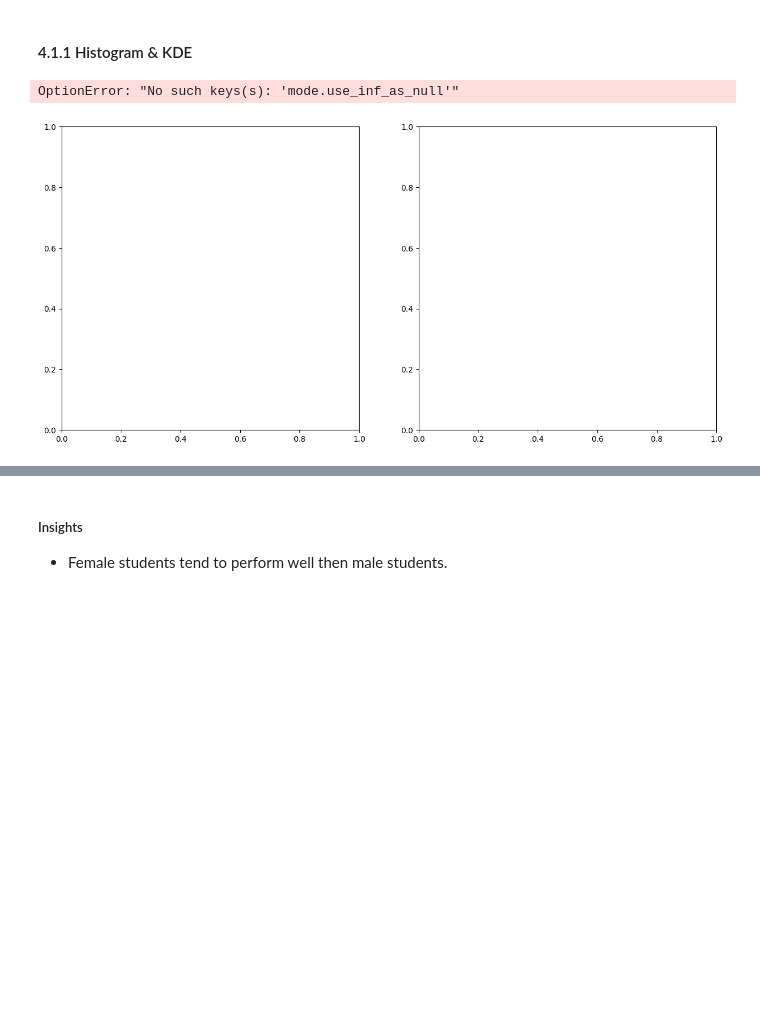
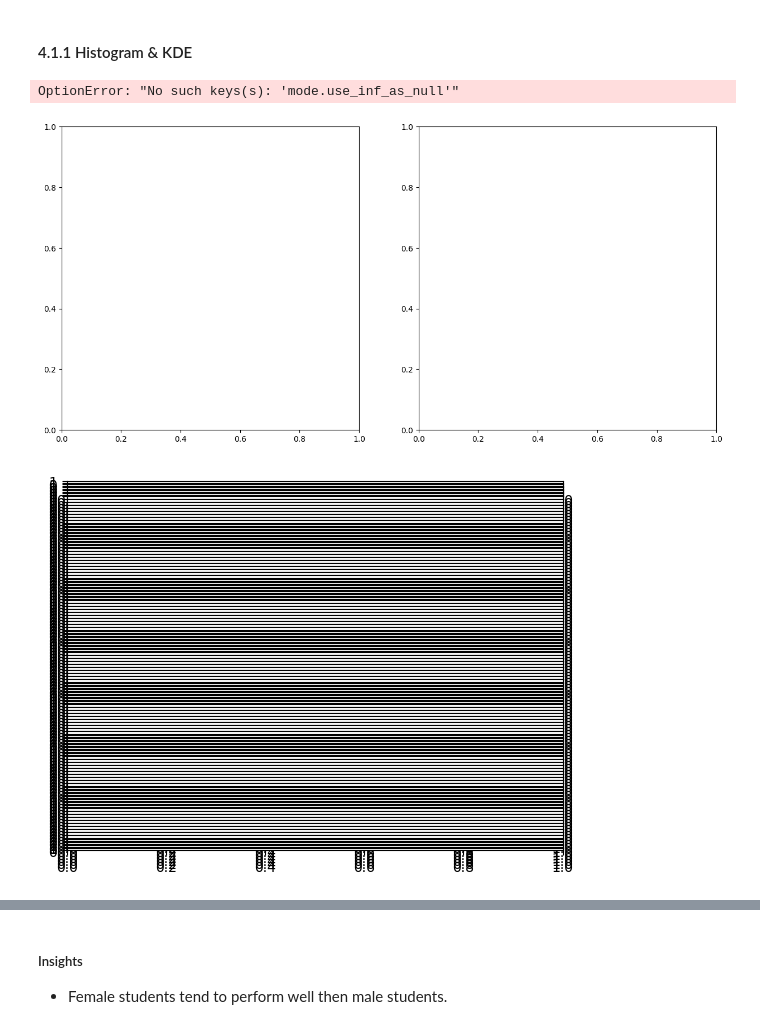
Before and after one commit to Darmen26/ML-Project, a Jupyter notebook: notebook/1 . EDA STUDENT PERFORMANCE .ipynb, the cells around one changed output, grey strips where cells are left out. Cells and saved outputs as stored; diff of their text form; code cells hidden in the pictures; blank space fills up the shorter version.

```diff
--- a/notebook/1 . EDA STUDENT PERFORMANCE .ipynb
+++ b/notebook/1 . EDA STUDENT PERFORMANCE .ipynb
@@ -249,14 +249,15 @@ Number of students with less than 20 marks in Reading: 1
 #### 4.1.1 Histogram & KDE
 # %%
 fig, axs = plt.subplots(1, 2, figsize=(15, 7))
-plt.subplot(121)
+plt.subplots(121)
 sns.histplot(data=df,x='average',bins=30,kde=True,color='g')
-plt.subplot(122)
+plt.subplots(122)
 sns.histplot(data=df,x='average',kde=True,hue='gender')
 plt.show()
 # %% [output]
 OptionError: "No such keys(s): 'mode.use_inf_as_null'"
 [figure]
+[figure, added]
 # %%
 fig, axs = plt.subplots(1, 2, figsize=(15, 7))
 plt.subplot(121)
```
Also changed, not shown: parts of 3 cells of this notebook, 9 other files.
